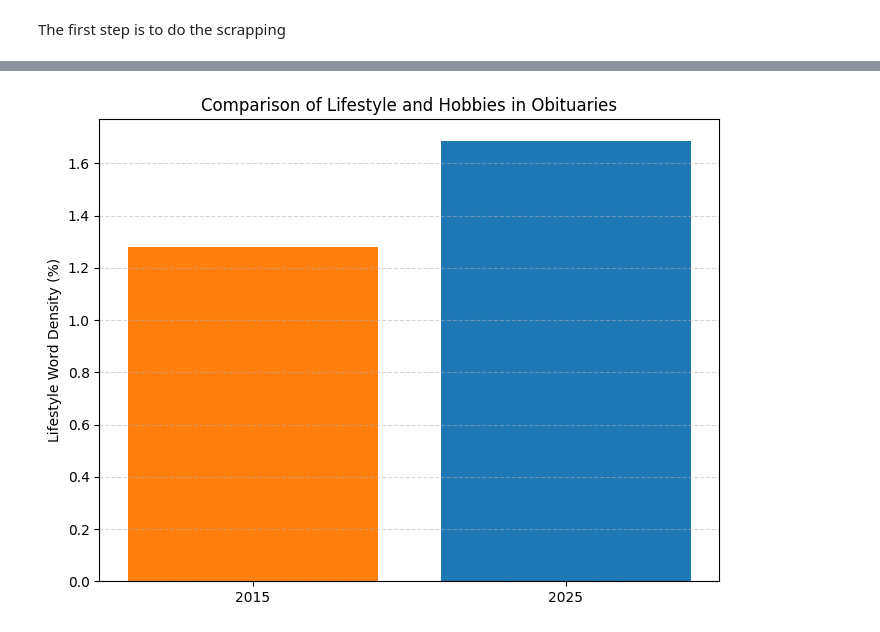
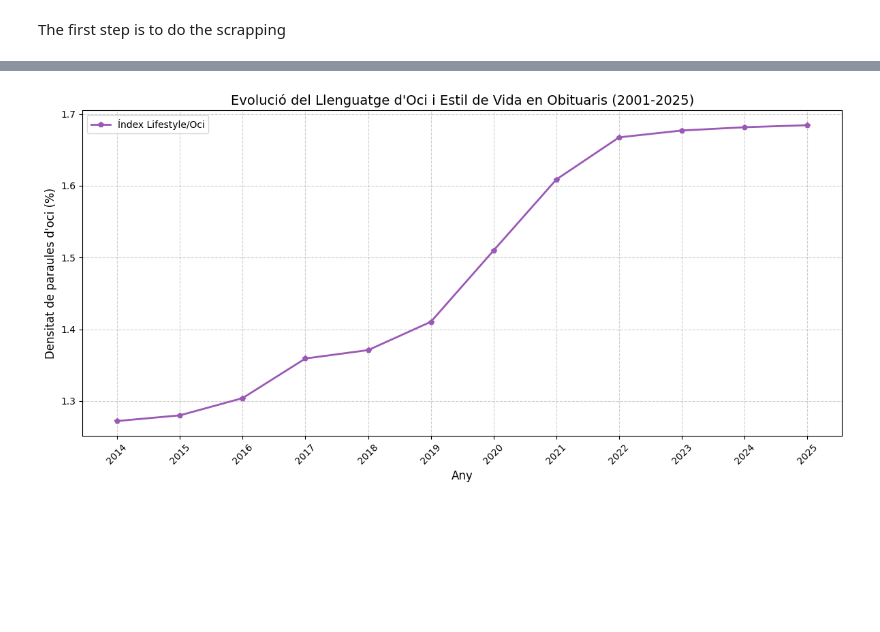
Before and after one commit to gallagelpi/text_minning, a Jupyter notebook: final_project.ipynb, the cells around one changed output, grey strips where cells are left out. Cells and saved outputs as stored; diff of their text form; code cells hidden in the pictures; blank space fills up the shorter version.

```diff
--- a/final_project.ipynb
+++ b/final_project.ipynb
@@ -46,17 +48,17 @@ from bs4 import BeautifulSoup
 from concurrent.futures import ThreadPoolExecutor
 
 # Les pagines que vull van de la 63 a la 13012 (haure de treure algun del 2026 i del 2000 potser)
-# 1 = [63,1050] (23 mins)
+# 1 = [67,1050] (23 mins)
 # 2 = [1051, 2100] (45 mins)
 # 3 = [2101, 4100] (73 mins)
 # 4 = [4101, 6000] (77 mins)
 # 5 = [6001, 8000]
 # 6 = [8001, 10000]
-# 7 = [10001, 11000] (105 mins)
-# 8 = [11001, 13015] (320 mins)
+# 7 = [10001, 11000]
+# 8 = [11001, 13017]
 
-PAGE_START = 11001
-PAGE_END = 13015
+PAGE_START = 4101
+PAGE_END = 6000
 
 def get_obituaries_from_page(page_num):
     base_url = "https://www.currentobituary.com"
@@ -134,6 +136,6 @@ if __name__ == "__main__":
 
         # Guardat final
         df = pd.DataFrame(final_results)
-        df.to_csv("obituaris_8_FINAL.csv", index=False, encoding='utf-8-sig')
-        print("✅ FET! Arxiu 'obituaris_8_FINAL.csv' generat.")
+        df.to_csv("obituaris_4_FINAL.csv", index=False, encoding='utf-8-sig')
+        print("✅ FET! Arxiu 'obituaris_4_FINAL.csv' generat.")
 # %% [output]
@@ -347,8 +546,7 @@ import pandas as pd
 import re
 import matplotlib.pyplot as plt
 
-# 1. DICCIONARI D'ESTIL DE VIDA (LIFESTYLE & HOBBIES)
-# Incloem viatges, oci, esports, animals i passions personals
+# 1. DICCIONARI D'ESTIL DE VIDA (LIFESTYLE)
 lifestyle_dict = [
     'travel', 'traveled', 'journey', 'adventure', 'hiking', 'sailing', 'golf',
     'gardening', 'cooking', 'music', 'concerts', 'art', 'reading', 'books',
@@ -360,6 +558,7 @@ lifestyle_dict = [
 
 def get_lifestyle_index(text):
     text = str(text).lower()
+    # Tokenització: paraules de 3+ lletres
     words = re.findall(r'\b\w{3,}\b', text)
     if not words: return 0
 
@@ -369,33 +568,43 @@ def get_lifestyle_index(text):
     # Retornem el percentatge de densitat
     return (count / len(words)) * 100
 
-def analyze_year(file_path):
-    df = pd.read_csv(file_path).dropna(subset=['biografia'])
-    # Netegem errors de l'scraping
+# 2. CÀRREGA I PROCESSAMENT
+try:
+    df = pd.read_csv('obituaris_TOTAL_net.csv')
+
+    # Neteja de dades
+    df['data'] = pd.to_datetime(df['data'])
+    df = df.dropna(subset=['biografia'])
     df = df[~df['biografia'].str.contains("Error|Text no trobat|massa curt", case=False)]
+    df['any'] = df['data'].dt.year
 
-    df['ls_index'] = df['biografia'].apply(get_lifestyle_index)
-    return df['ls_index']
+    # 3. CÀLCUL DE L'ÍNDEX LIFESTYLE
+    df['life_index'] = df['biografia'].apply(get_lifestyle_index)
 
-# 2. EXECUCIÓ DE L'ANÀLISI
-ls_2015 = analyze_year("obituaris_2015_FINAL.csv")
-ls_2025 = analyze_year("obituaris_2025_FINAL.csv")
+    # 4. AGRUPACIÓ PER ANY (MITJANA)
+    evolucio_lifestyle = df.groupby('any')['life_index'].mean()
 
-# 3. RESULTATS ESTADÍSTICS
-mean_15 = ls_2015.mean()
-mean_25 = ls_2025.mean()
-diff = ((mean_25 - mean_15) / mean_15) * 100
+    # 5. RESULTATS PER PANTALLA
+    print("--- EVOLUCIÓ DE L'ÍNDEX LIFESTYLE PER ANYS ---")
+    print(evolucio_lifestyle)
 
-print(f"--- LIFESTYLE INDEX RESULTS ---")
-print(f"Average Lifestyle Focus 2015: {mean_15:.2f}%")
-print(f"Average Lifestyle Focus 2025: {mean_25:.2f}%")
-print(f"Change in Lifestyle: {diff:.2f}%")
+    # 6. VISUALITZACIÓ
+    plt.figure(figsize=(12, 6))
 
-# 4. VISUALITZACIÓ
-plt.figure(figsize=(8, 6))
-plt.bar(['2015', '2025'], [mean_15, mean_25], color=['#ff7f0e', '#1f77b4'])
-plt.ylabel('Lifestyle Word Density (%)')
-plt.title('Comparison of Lifestyle and Hobbies in Obituaries')
-plt.grid(axis='y', linestyle='--', alpha=0.5)
-plt.show()
+    # Fem servir un color lila o magenta per representar l'oci i la personalitat
+    evolucio_lifestyle.plot(kind='line', marker='p', color='#9b59b6', linewidth=2, label='Índex Lifestyle/Oci')
+
+    plt.title('Evolució del Llenguatge d\'Oci i Estil de Vida en Obituaris (2001-2025)', fontsize=14)
+    plt.xlabel('Any', fontsize=12)
+    plt.ylabel('Densitat de paraules d\'oci (%)', fontsize=12)
+    plt.grid(True, linestyle='--', alpha=0.6)
+    plt.xticks(evolucio_lifestyle.index, rotation=45)
+    plt.legend()
+    plt.tight_layout()
+    plt.show()
+
+except FileNotFoundError:
+    print("Error: No s'ha trobat el fitxer 'obituaris_TOTAL_net.csv'.")
+except Exception as e:
+    print(f"S'ha produït un error: {e}")
 # %% [output]
@@ -406 +626 @@ Change in Lifestyle: 31.56%
-[figure, old version]
+[figure, new version]
```
Also changed, not shown: parts of 16 cells of this notebook.
